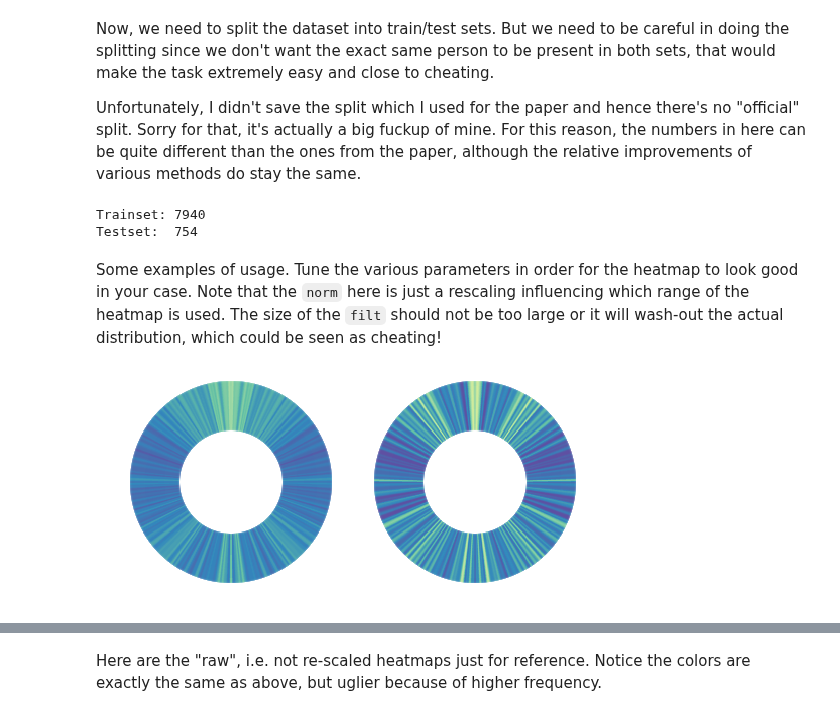
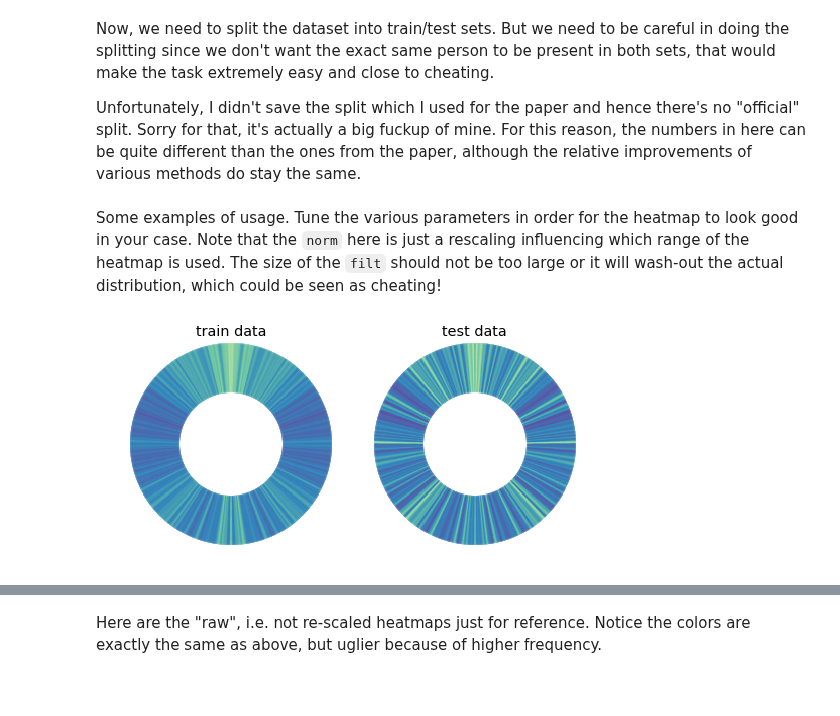
Before and after one commit to sergeyprokudin/BiternionNet, a Jupyter notebook: Experiments - TownCentre.ipynb, the cells around one changed output, grey strips where cells are left out. Cells and saved outputs as stored; diff of their text form; code cells hidden in the pictures; blank space fills up the shorter version.

```diff
--- a/Experiments - TownCentre.ipynb
+++ b/Experiments - TownCentre.ipynb
@@ -153,7 +165,9 @@ Now, we need to split the dataset into train/test sets. But we need to be carefu
 
 Unfortunately, I didn't save the split which I used for the paper and hence there's no "official" split. Sorry for that, it's actually a big fuckup of mine. For this reason, the numbers in here can be quite different than the ones from the paper, although the relative improvements of various methods do stay the same.
 # %%
-def split(X, y, n, split=0.9):
+def split_dataset(X, y, n, canonical_split=True, split=0.9):
+    if canonical_split:
+        np.random.seed(0)
     itr, ite, trs, tes = [], [], set(), set()
     for i, name in enumerate(n):
         # Extract the person's ID.
@@ -172,22 +186,27 @@ def split(X, y, n, split=0.9):
                 ite.append(i)
                 tes.add(pid)
     return (X[itr], y[itr], [n[i] for i in itr]), (X[ite], y[ite], [n[i] for i in ite])
-# %%
-(Xtr, ytr, ntr), (Xte, yte, nte) = split(X, y, n, split=0.9)
-Xtr, ytr = Xtr.astype(df.floatX)/255, ytr.astype(df.floatX)
-Xte, yte = Xte.astype(df.floatX)/255, yte.astype(df.floatX)
-print("Trainset: {}".format(len(Xtr)))
-print("Testset:  {}".format(len(Xte)))
-# %% [output]
-Trainset: 7940
-Testset:  754
+# %%
+def prepare_data(X, y):
+    X, y = X.astype(np.float)/255, y.astype(np.float)
+    X = X.transpose([0,2,3,1]) #[channels, height, width] -> [height, width, channels]
+    #y = y.reshape(-1,1)
+    return X, y
+# %%
+X, y, n = pickle.load(gzip.open('data/TownCentre.pkl.gz', 'rb'))
+X, y = prepare_data(X, y)
+image_height, image_width = X.shape[1], X.shape[2]
+(Xtr, ytr, ntr), (Xte, yte, nte) = split_dataset(X, y, n, split=0.9, canonical_split=True)
 # %% [markdown]
 Some examples of usage. Tune the various parameters in order for the heatmap to look good in your case. Note that the `norm` here is just a rescaling influencing which range of the heatmap is used. The size of the `filt` should not be too large or it will wash-out the actual distribution, which could be seen as cheating!
 # %%
 fig, axes = plt.subplots(1, 2, figsize=(8,4))
 hm_ytr = cyclic_filter(mkheatmap_deg(ytr, nbins=3600), gaussfilter(41))
 hm_yte = cyclic_filter(mkheatmap_deg(yte, nbins=3600), gaussfilter(41))
 donut(axes[0], hm_ytr/(len(ytr)/400), bg=(201, 201), R=50, aapow=40);
+axes[0].set_title('train data')
 donut(axes[1], hm_yte/(len(yte)/400), bg=(201, 201), R=50, aapow=40);
+axes[1].set_title('test data')
+plt.show()
 # %% [output]
-[figure, old version]
+[figure, new version]
```
Also changed, not shown: parts of 87 cells of this notebook, 7 other files.
